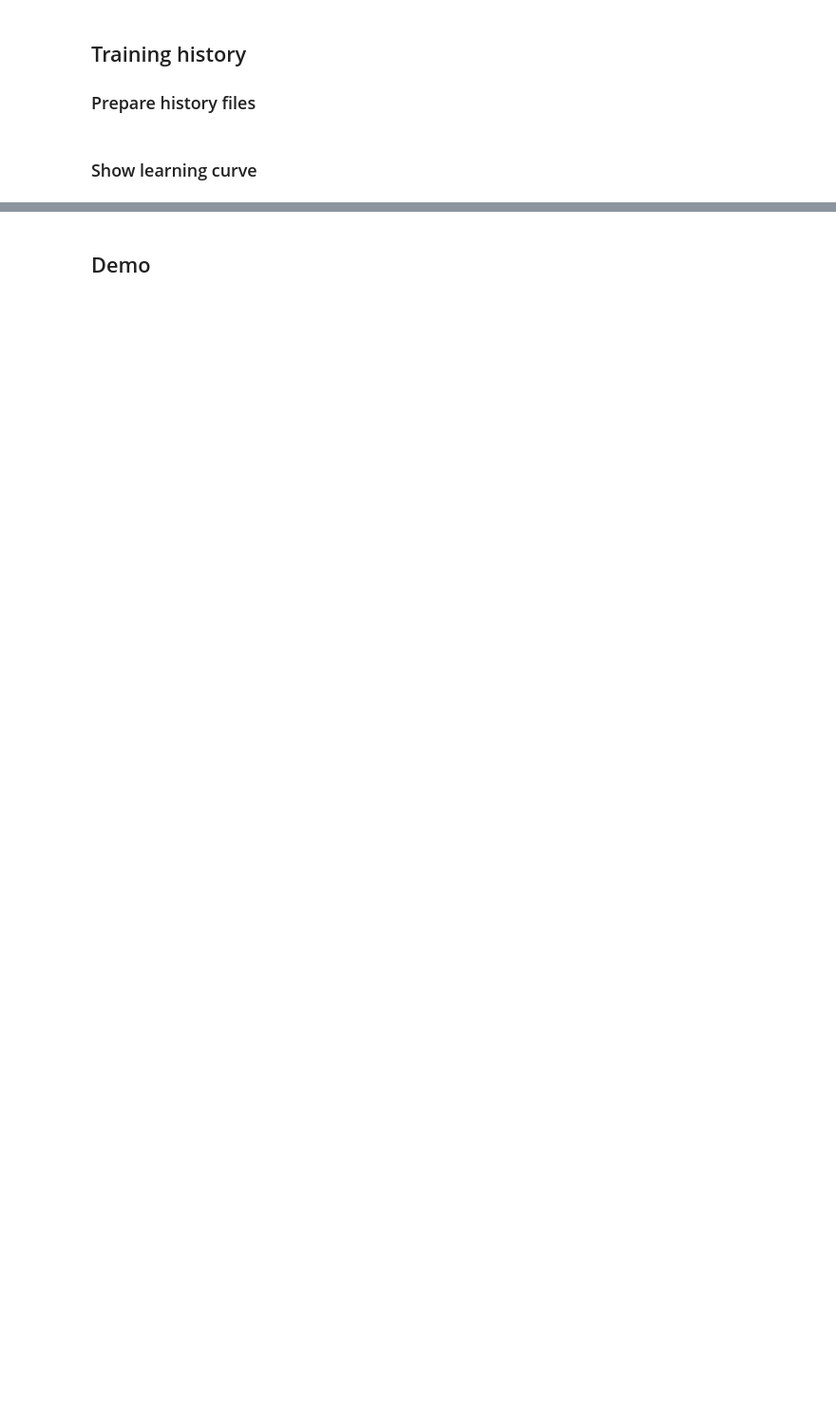
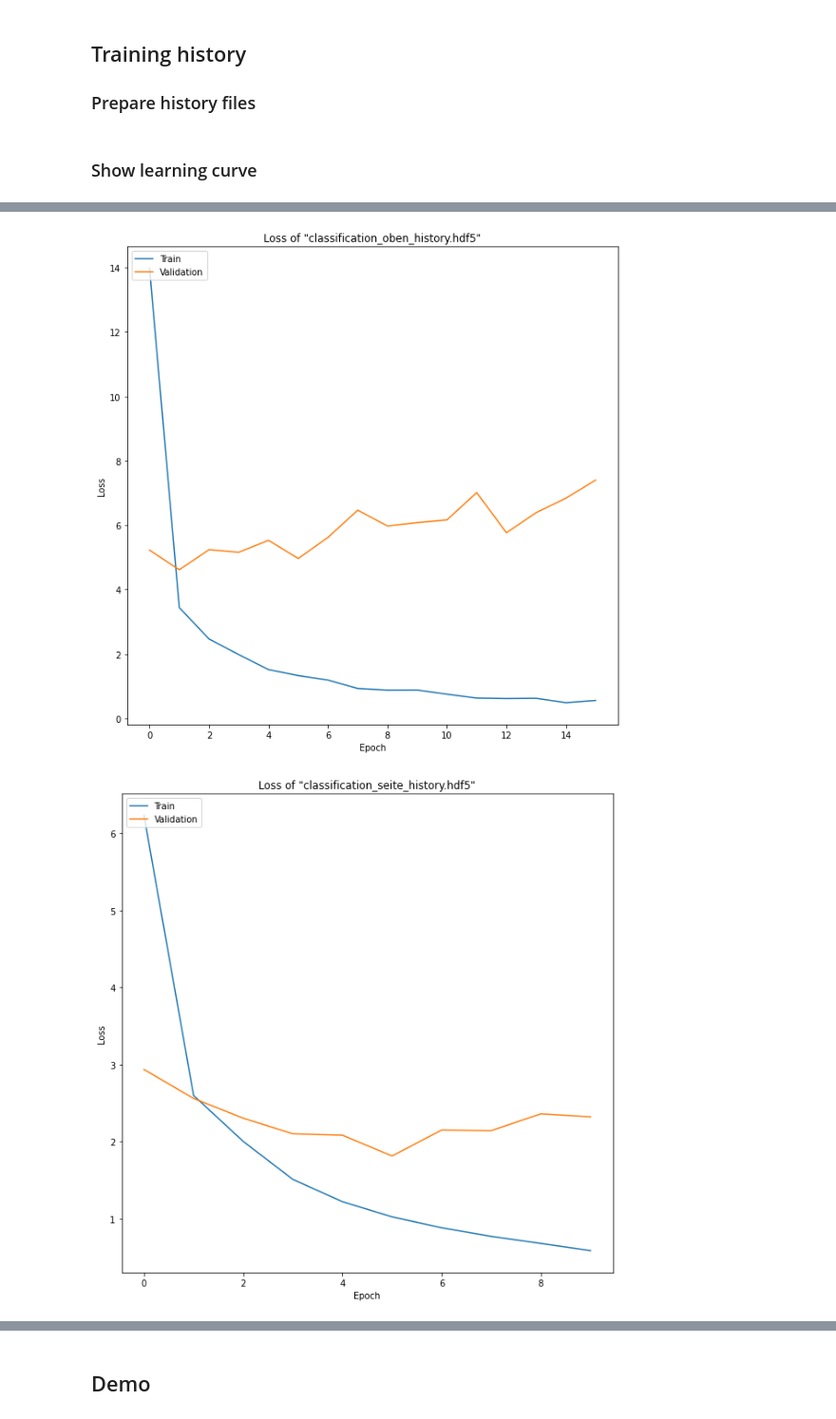
Before and after one commit to BuiHaiNinh/sizeRecognitionSDP, a Jupyter notebook: data_objects_classification_evaluation.ipynb, the cells around one changed output, grey strips where cells are left out. Shown at 95% size. Cells and saved outputs as stored; diff of their text form; code cells hidden in the pictures; blank space fills up the shorter version.

```diff
--- a/data_objects_classification_evaluation.ipynb
+++ b/data_objects_classification_evaluation.ipynb
@@ -26,6 +79,15 @@ def graph_accuracy(history, name=""):
     plt.xlabel('Epoch')
     plt.legend(['Train', 'Validation'], loc='upper left')
     plt.show()
+
+def graph_loss(history, name=""):
+    plt.plot(history['loss'])
+    plt.plot(history['val_loss'])
+    plt.title('Loss of "' + name + '"')
+    plt.ylabel('Loss')
+    plt.xlabel('Epoch')
+    plt.legend(['Train', 'Validation'], loc='upper left')
+    plt.show()
 # %% [markdown]
 ### Show learning curve
 # %%
@@ -37,0 +105,6 @@ for history, path in zip(histories, histories_path):
+# %%
+for history, path in zip(histories, histories_path):
+    graph_loss(history, os.path.basename(path))
+# %% [output]
+[figure, added]
+[figure, added]
```
Also changed, not shown: parts of 19 cells of this notebook, 19 other files.
